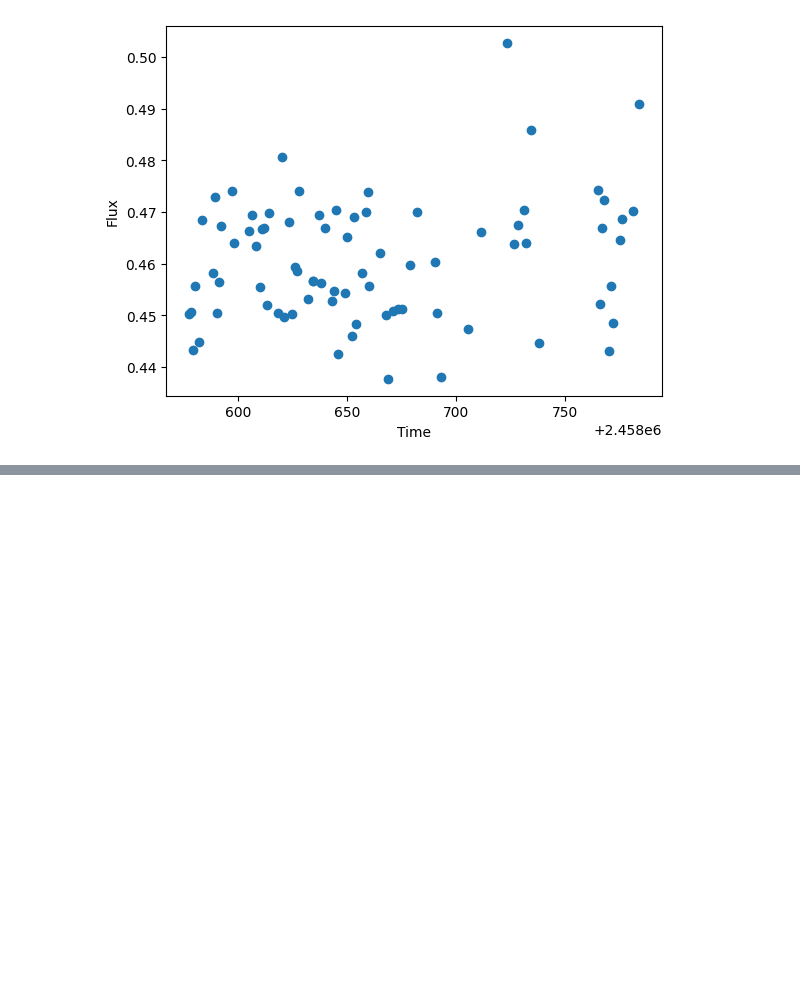
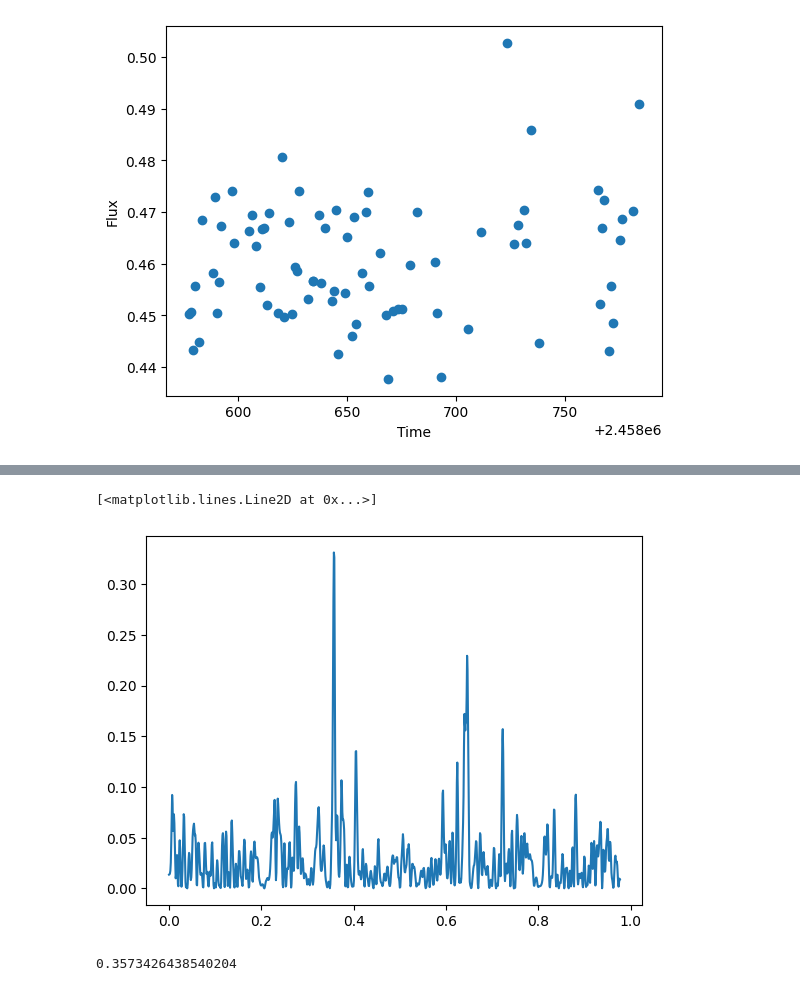
Before and after one commit to williamlee8ucb/GWAM_Lomb_Scargle, a Jupyter notebook: LS_Testing.ipynb, the cells around one changed output, grey strips where cells are left out. Cells and saved outputs as stored; diff of their text form; code cells hidden in the pictures; blank space fills up the shorter version.

```diff
--- a/LS_Testing.ipynb
+++ b/LS_Testing.ipynb
@@ -85,0 +110,2 @@ dropped.where(df['av_rel_flux T1'] > .575).dropna()
+# %%
+df_2 = pd.read_csv('Master_Data_2.csv')
@@ -85,0 +128,19 @@ dropped.where(df['av_rel_flux T1'] > .575).dropna()
+# %%
+time = df_2['JD_UTC']
+flux = df_2['av_rel_flux T1']
+error = df_2['std_T1']
+
+# add a sine wave to comp stars and try to reproduce artifacts
+# target star with similar mag and add sine waves at same period as cyg x-1 as a simulation
+# plot amplitude squared to alleviate negative power
+
+frequency, power = LombScargle(time, flux, dy=error).autopower()
+max_power_df_2 = frequency[np.argmax(power)]  #returns value in frequency array where power is maximum
+plt.plot(frequency, power)
+# %% [output]
+[<matplotlib.lines.Line2D at 0x...>]
+[figure, added]
+# %%
+max_power_df_2
+# %% [output]
+0.3573426438540204
```
Also changed, not shown: parts of 21 cells of this notebook, 2 other files.
